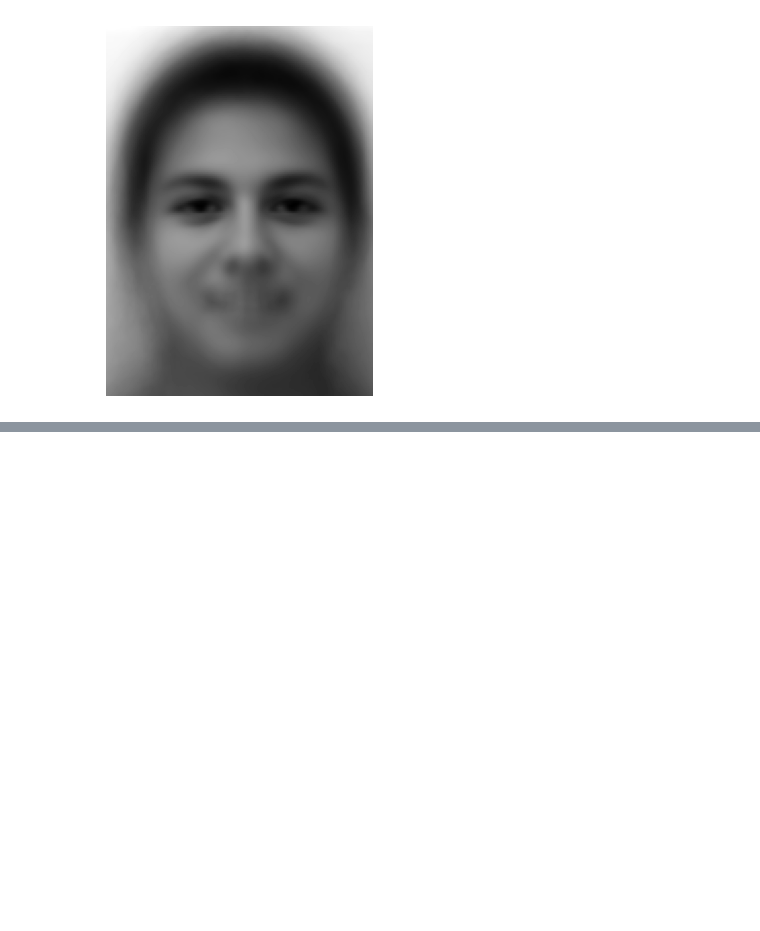
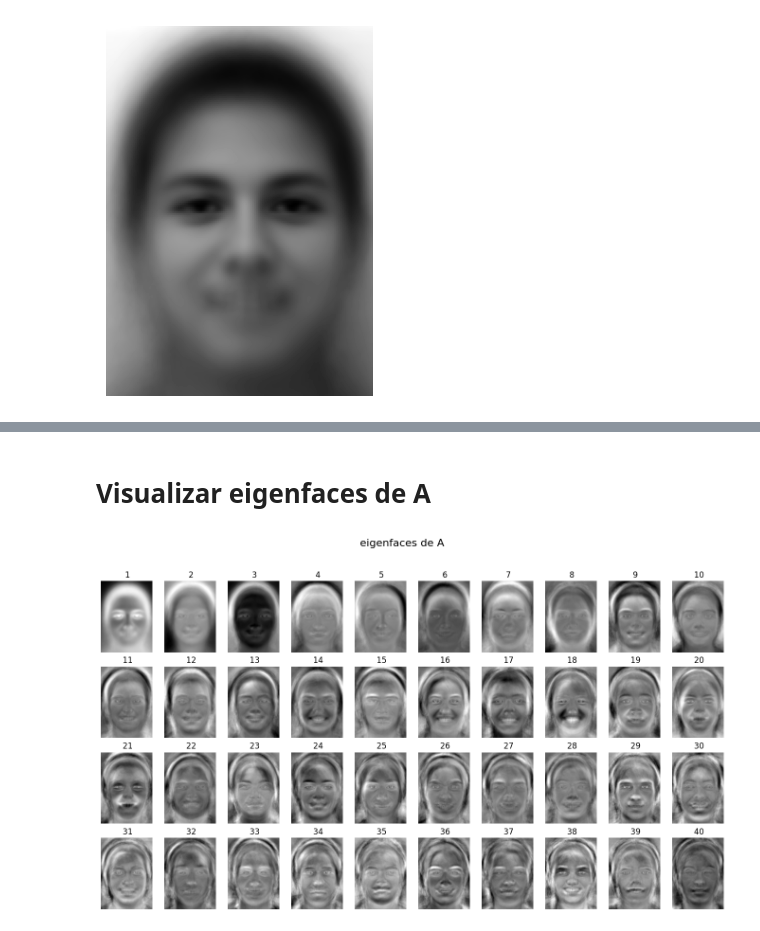
Before and after one commit to Gustavo-Murilo/Eigenfaces_EMAP, a Jupyter notebook: eigen_FEI.ipynb, the cells around one changed output, grey strips where cells are left out. Saved outputs shown, nothing was run; the diff lists cells and outputs as text; code cells hidden in the pictures; blank space fills up the shorter version.

```diff
--- a/eigen_FEI.ipynb
+++ b/eigen_FEI.ipynb
@@ -33,0 +45,3 @@ utl.plotar_imagem(face_media)
+# %%
+# Decomposição SVD na forma reduzida por causa de 'full_matrices=False'
+U_A, autovalores_A, _ = np.linalg.svd(A, full_matrices=False) # U já está ordenada em relação aos autovalores
@@ -33,0 +55,6 @@ utl.plotar_imagem(face_media)
+# %% [markdown]
+# Visualizar eigenfaces de A
+# %%
+utl.plotar_grade(U_A, '', 4, 10, (17,9), 'eigenfaces de A')
+# %% [output]
+[figure, added]
```
Also changed, not shown: parts of 16 cells of this notebook, 3 other files.
